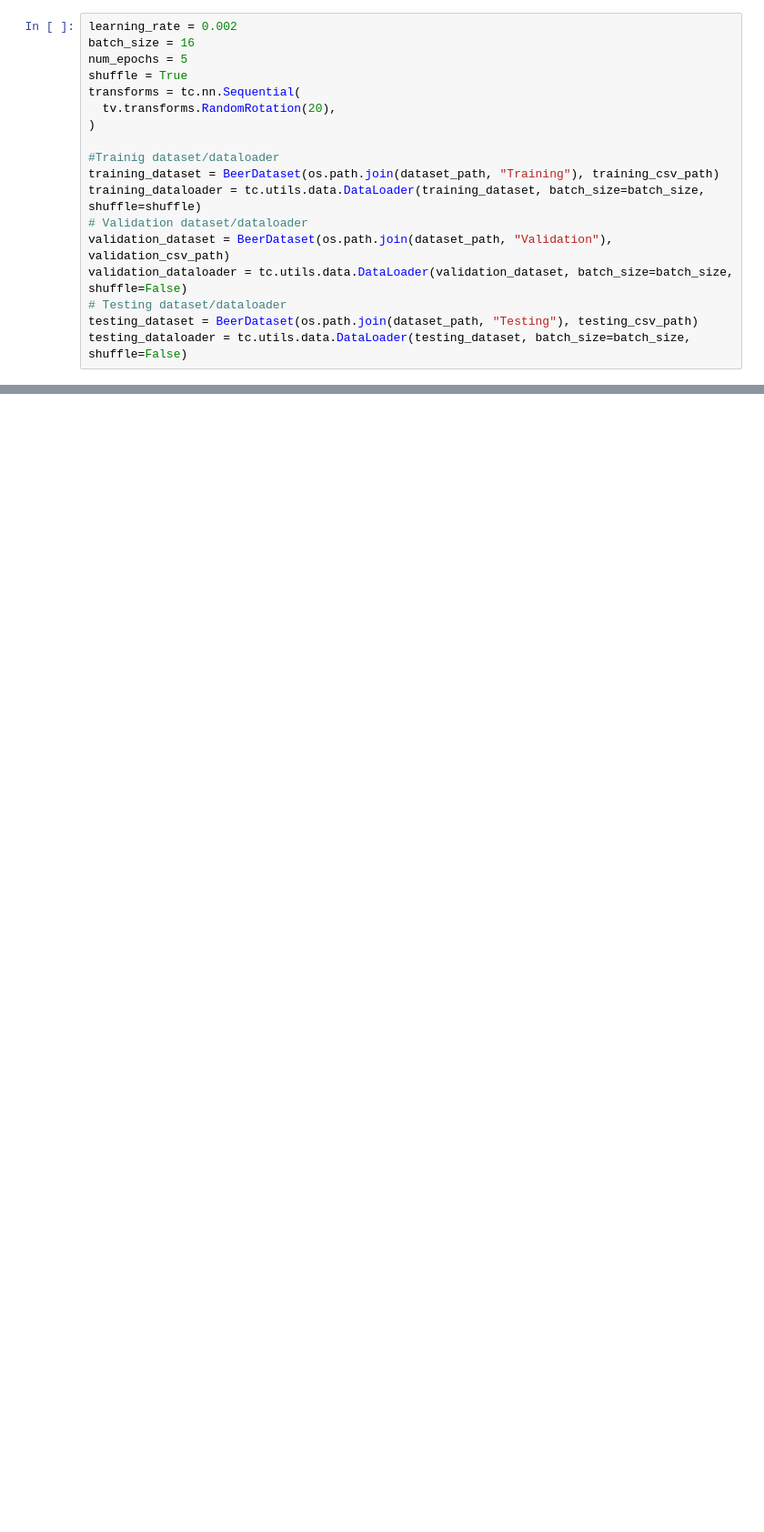
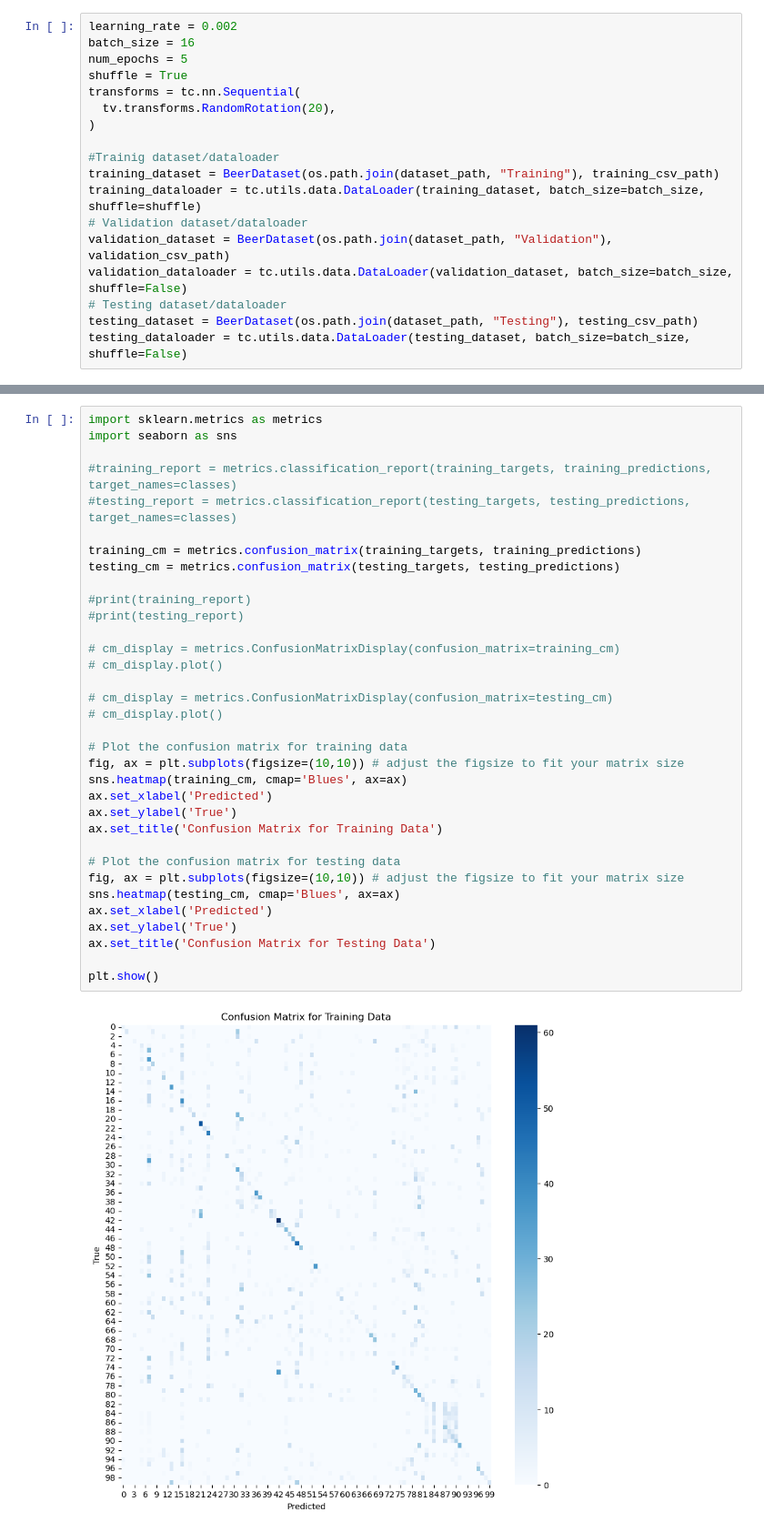
Before and after one commit to kocos12/StudentPiwoProject, a Jupyter notebook: StudentPiwoProject.ipynb, the cells around one changed output, grey strips where cells are left out. Shown at 91% size. Drawn from its saved outputs; the diff is of its cells as text; blank space fills up the shorter version.

```diff
--- a/StudentPiwoProject.ipynb
+++ b/StudentPiwoProject.ipynb
@@ -313,0 +370,36 @@ Compile with `TORCH_USE_CUDA_DSA` to enable device-side assertions.
+# %%
+import sklearn.metrics as metrics
+import seaborn as sns
+
+#training_report = metrics.classification_report(training_targets, training_predictions, target_names=classes)
+#testing_report = metrics.classification_report(testing_targets, testing_predictions, target_names=classes)
+
+training_cm = metrics.confusion_matrix(training_targets, training_predictions)
+testing_cm = metrics.confusion_matrix(testing_targets, testing_predictions)
+
+#print(training_report)
+#print(testing_report)
+
+# cm_display = metrics.ConfusionMatrixDisplay(confusion_matrix=training_cm)
+# cm_display.plot()
+
+# cm_display = metrics.ConfusionMatrixDisplay(confusion_matrix=testing_cm)
+# cm_display.plot()
+
+# Plot the confusion matrix for training data
+fig, ax = plt.subplots(figsize=(10,10)) # adjust the figsize to fit your matrix size
+sns.heatmap(training_cm, cmap='Blues', ax=ax)
+ax.set_xlabel('Predicted')
+ax.set_ylabel('True')
+ax.set_title('Confusion Matrix for Training Data')
+
+# Plot the confusion matrix for testing data
+fig, ax = plt.subplots(figsize=(10,10)) # adjust the figsize to fit your matrix size
+sns.heatmap(testing_cm, cmap='Blues', ax=ax)
+ax.set_xlabel('Predicted')
+ax.set_ylabel('True')
+ax.set_title('Confusion Matrix for Testing Data')
+
+plt.show()
+# %% [output]
+[figure, added]
```
Also changed, not shown: parts of 9 cells of this notebook.
